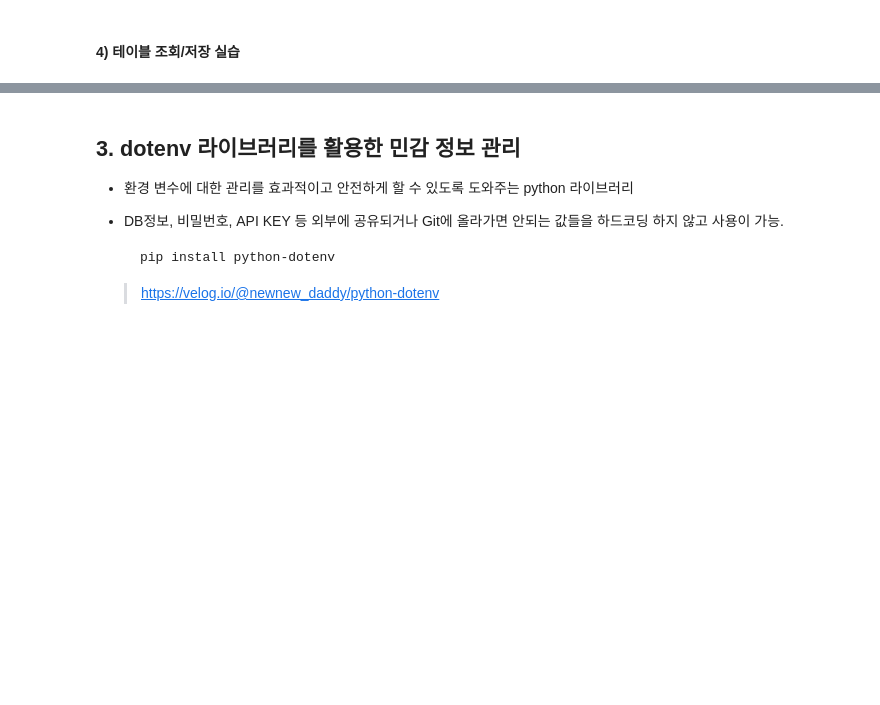
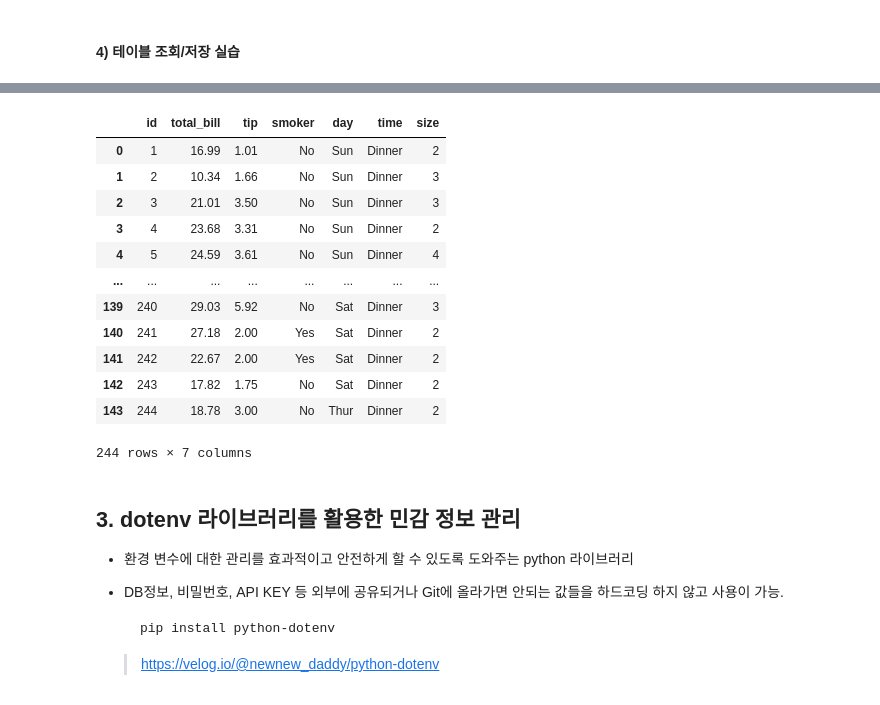
Before and after one commit to red-camel3367/sprint_git, a Jupyter notebook: 01_python_database/python_db_notebook.ipynb, the cells around one changed output, grey strips where cells are left out. Saved outputs shown, nothing was run; the diff lists cells and outputs as text; code cells hidden in the pictures; blank space fills up the shorter version.

```diff
--- a/01_python_database/python_db_notebook.ipynb
+++ b/01_python_database/python_db_notebook.ipynb
@@ -436,0 +453,23 @@ tips.csv 파일의 데이터를 활용하여 아래 과정을 진행해주세요
+# %%
+## 3) connection 객체 생성
+from sqlalchemy import create_engine
+
+# mysql
+engine_name = "mysql+pymysql"
+user = 'root'
+password = '123456'
+host = 'localhost'
+port = 3300
+database = 'docker_mysql'
+
+mysql_conn = create_engine(f"{engine_name}://{user}:{password}@{host}:{port}/{database}")
+
+# postgresql
+engine_name = "postgresql"
+user = 'codeit'
+password = 'sprint'
+host = 'localhost'
+port = 5430
+database = 'docker_postgres'
+
+postgres_conn = create_engine(f"{engine_name}://{user}:{password}@{host}:{port}/{database}")
@@ -436,0 +494,15 @@ tips.csv 파일의 데이터를 활용하여 아래 과정을 진행해주세요
+# %%
+## 5) 데이터 불러오기
+
+df_1 = pd.read_sql(
+    sql='SELECT * FROM tips',
+    con=mysql_conn
+    )
+
+df_2 = pd.read_sql(
+    sql='SELECT * FROM tips',
+    con=postgres_conn
+    )
+
+display(df_1.head())
+display(df_2.head())
@@ -437,3 +522,21 @@ tips.csv 파일의 데이터를 활용하여 아래 과정을 진행해주세요
+# %%
+## 6) 데이터 합치기
+
+pd.concat([df_1, df_2], axis=0)
+# %% [output]
+|  | id | total_bill | tip | smoker | day | time | size |
+| 0 | 1 | 16.99 | 1.01 | No | Sun | Dinner | 2 |
+| 1 | 2 | 10.34 | 1.66 | No | Sun | Dinner | 3 |
+| 2 | 3 | 21.01 | 3.50 | No | Sun | Dinner | 3 |
+| 3 | 4 | 23.68 | 3.31 | No | Sun | Dinner | 2 |
+| 4 | 5 | 24.59 | 3.61 | No | Sun | Dinner | 4 |
+| ... | ... | ... | ... | ... | ... | ... | ... |
+| 139 | 240 | 29.03 | 5.92 | No | Sat | Dinner | 3 |
+| 140 | 241 | 27.18 | 2.00 | Yes | Sat | Dinner | 2 |
+| 141 | 242 | 22.67 | 2.00 | Yes | Sat | Dinner | 2 |
+| 142 | 243 | 17.82 | 1.75 | No | Sat | Dinner | 2 |
+| 143 | 244 | 18.78 | 3.00 | No | Thur | Dinner | 2 |
+244 rows × 7 columns
 # %% [markdown]
 ## 3. dotenv 라이브러리를 활용한 민감 정보 관리
 
```
Also changed, not shown: parts of 4 cells of this notebook, 1 other file.
